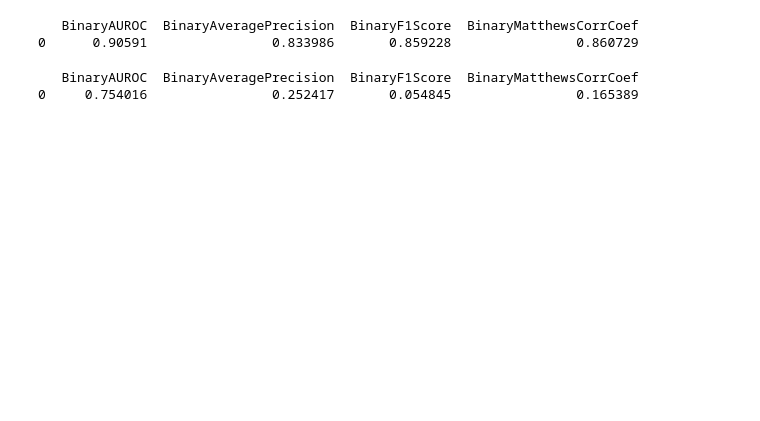
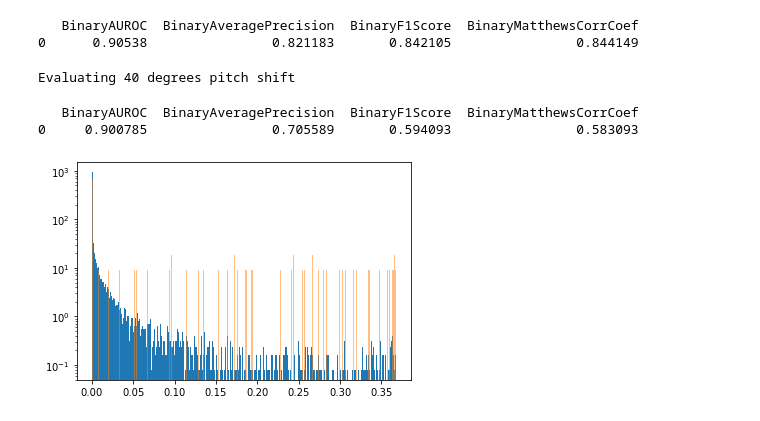
Before and after one commit to nicolasj92/drift_ml, a Jupyter notebook: src/drift_ml/datasets/bosch_cnc_machining/notebooks/stft_augment_cnn_ensemble.ipynb, the cells around one changed output. Cells and saved outputs as stored; diff of their text form; code cells hidden in the pictures; blank space fills up the shorter version.

```diff
--- a/src/drift_ml/datasets/bosch_cnc_machining/notebooks/stft_augment_cnn_ensemble.ipynb
+++ b/src/drift_ml/datasets/bosch_cnc_machining/notebooks/stft_augment_cnn_ensemble.ipynb
@@ -48,11 +48,11 @@ DEBUG:root:Final val. performance: AUROC 0.94, AURPC 0.86, F1 0.85
 # %%
-y_base_scores = ensemble.predict_proba(X_test_base)
+y_base, y_base_scores = ensemble.predict(X_test_base, return_scores=True)
 
 base_entropies = entr(y_base_scores)
 metric_calculator.print(y_base_scores, stft_base_loader.y_test[:, np.newaxis])
 # %% [output]
    BinaryAUROC  BinaryAveragePrecision  BinaryF1Score  BinaryMatthewsCorrCoef
-0      0.90591                0.833986       0.859228                0.860729
+0      0.90538                0.821183       0.842105                0.844149
 # %%
 shift = 40
 
@@ -60,9 +60,11 @@ print(f"Evaluating {shift} degrees pitch shift")
 stft_loader = base_loader.get_windowed_samples_as_stft_dataloader(
     transform_fn=lambda x: augment_xyz_samples(x, pitch_deg=shift, yaw_deg=shift)
 )
-X_test_scaled = stft_base_loader.standardize_datasets([stft_loader.X_test])[0]
+X_test_shift = stft_base_loader.standardize_datasets([stft_loader.X_test])[0]
+# %% [output]
+Evaluating 40 degrees pitch shift
 # %%
-y_shift_scores = ensemble.predict_proba(X_test_base)
+y_shift, y_shift_scores = ensemble.predict(X_test_shift, return_scores=True)
 
 shift_entropies = entr(y_shift_scores)
 avg_entropy = np.mean(shift_entropies)
@@ -70,4 +72,10 @@ avg_entropy = np.mean(shift_entropies)
 metric_calculator.print(y_shift_scores, stft_loader.y_test[:, np.newaxis])
 # %% [output]
    BinaryAUROC  BinaryAveragePrecision  BinaryF1Score  BinaryMatthewsCorrCoef
-0     0.754016                0.252417       0.054845                0.165389
+0     0.900785                0.705589       0.594093                0.583093
+# %%
+plt.hist(base_entropies[stft_base_loader.y_test[:, np.newaxis] == y_base], log=True, density=True, bins=500)
+plt.hist(base_entropies[stft_base_loader.y_test[:, np.newaxis] != y_base], log=True, density=True, bins=500, alpha=0.5)
+plt.show()
+# %% [output]
+[figure, added]
```
Also changed, not shown: parts of 4 cells of this notebook, 1 other file.
